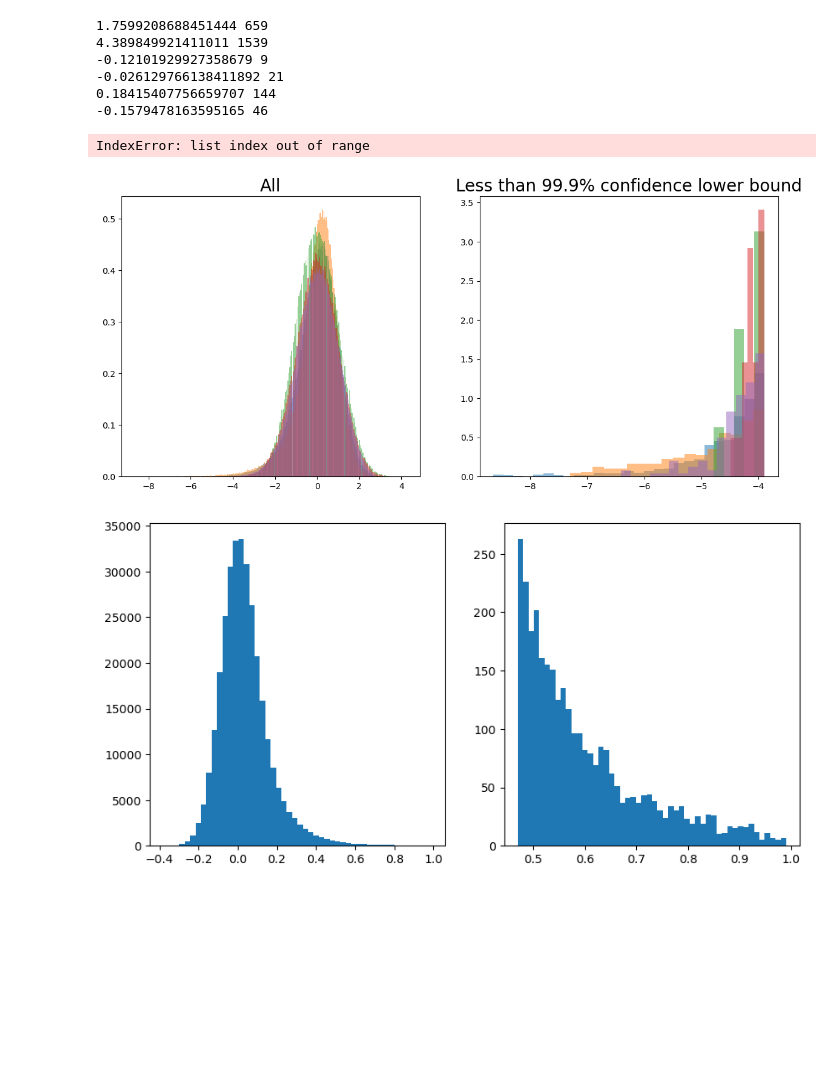
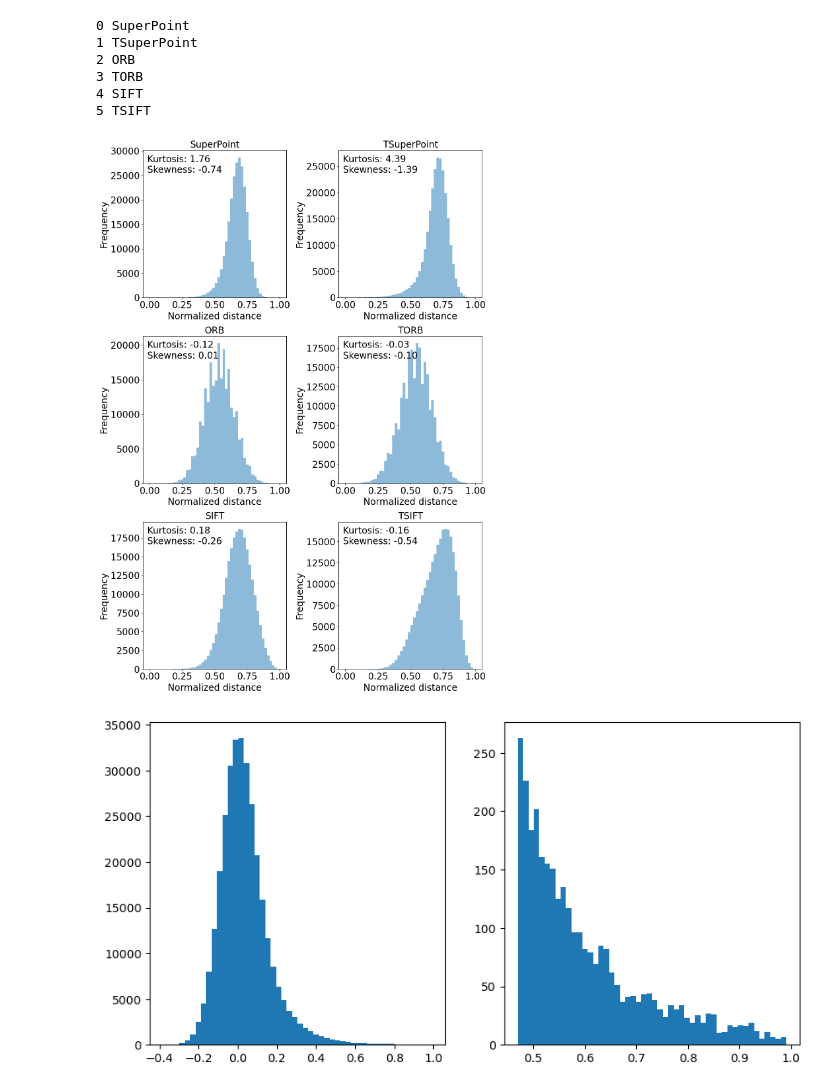
Before and after one commit to imonalc/Keypoints, a Jupyter notebook: EDA_descriptor.ipynb, the cells around one changed output. Saved outputs shown, nothing was run; the diff lists cells and outputs as text; code cells hidden in the pictures; blank space fills up the shorter version.

```diff
--- a/EDA_descriptor.ipynb
+++ b/EDA_descriptor.ipynb
@@ -307,7 +16,7 @@ path = "./data/Farm_pair",):
 # %%
-sim_p = test(descriptor="Proposed")
-sim_o = test(descriptor="orb")
-sim_to = test(descriptor="torb")
-sim_s = test(descriptor="sift")
-sim_ts = test(descriptor="tsift")
-sim_sp = test(descriptor="spoint")
+sim_p = sim_dict["tspoint"]
+sim_o = sim_dict["orb"]
+sim_to = sim_dict["torb"]
+sim_s = sim_dict["sift"]
+sim_ts = sim_dict["tsift"]
+sim_sp = sim_dict["spoint"]
@@ -334,3 +23,3 @@ detection: 1.4474866390228271
 # %%
 sim_list = [sim_sp, sim_p, sim_o, sim_to, sim_s, sim_ts]
-nm_list = ["SPoint", "Tspoint" "ORB", "TORB", "SIFT", "TSIFT"]
+nm_list = ["SuperPoint", "TSuperPoint", "ORB", "TORB", "SIFT", "TSIFT"]
@@ -346,4 +25,0 @@ sim_dict = {
-# %%
-import pickle
-with open("sim.pickle", mode='wb') as f:
-    pickle.dump(sim_dict,f)
@@ -352,37 +26,36 @@ import scipy
 # %%
 def plot(sim_list):
-    fig_img, axs = plt.subplots(1, 2, figsize=(6*2+2, 6))
-    axs[0].set_title("All", fontsize=20)
-    axs[1].set_title("Less than 99.9% confidence lower bound", fontsize=20)
+    fig_img, axs = plt.subplots(3, 2, figsize=(12, 17))
+    #axs[0].set_title("All", fontsize=20)
+    #axs[1].set_title("Less than 99.9% confidence lower bound", fontsize=20)
     for idx, sim in enumerate(sim_list):
+        ax = axs[idx//2, idx%2]
         flat_sim = sim.flatten().copy()
-        flat_sim = 1-flat_sim
-        flat_sim = (flat_sim - np.mean(flat_sim)) / np.std(flat_sim)
-        threshold = 3.89
-        filtered_sim = flat_sim[flat_sim < -threshold].copy()
-        print(scipy.stats.kurtosis(flat_sim), len(filtered_sim))
-        #axs[0].hist(flat_sim, bins=50,alpha=0.5, label=nm_list[idx])
-        #axs[1].hist(filtered_sim, bins=50, alpha=0.5, label=nm_list[idx])
-        axs[0].hist(flat_sim, bins="auto", alpha=0.5, label=nm_list[idx], density=True)
-        axs[1].hist(filtered_sim, bins="auto", alpha=0.5, label=nm_list[idx], density=True)
-
-    for i in range(2):
-        ax = axs[i]
+        flat_sim = -flat_sim
+        flat_sim = (flat_sim - np.min(flat_sim)) / (np.max(flat_sim) - np.min(flat_sim))
+        kurt = kurtosis(flat_sim)
+        sk = skew(flat_sim)
+        print(idx, nm_list[idx])
+        ax.set_title(f"{nm_list[idx]}", fontsize=20)
+        ax.hist(flat_sim, bins=50, label=f"kurt:{kurt:.3f}, skew:{sk:.3f}", alpha=0.5)
+        ax.text(x=0.03, y=0.97, s=f'Kurtosis: {kurt:.2f}\nSkewness: {sk:.2f}', fontsize=20,
+                horizontalalignment='left', verticalalignment='top',
+                transform=ax.transAxes)
         ax.tick_params(axis='both', labelsize=20)
         ax.set_ylabel('Frequency', fontsize=20)
         ax.set_xlabel('Normalized distance', fontsize=20)
-        ax.legend(loc='upper left', fontsize=20)
+        #ax.legend(loc='upper left', fontsize=20)
+    plt.tight_layout()
     plt.show()
 plot(sim_list)
 # %% [output]
-1.7599208688451444 659
-4.389849921411011 1539
--0.12101929927358679 9
--0.026129766138411892 21
-0.18415407756659707 144
--0.1579478163595165 46
+0 SuperPoint
+1 TSuperPoint
+2 ORB
+3 TORB
+4 SIFT
+5 TSIFT
-IndexError: list index out of range
-[figure, old version]
+[figure, new version]
 # %%
 flattened_array = sim.flatten()
 filtered_array2 = flattened_array.copy()#[flattened_array > 0]
```
Also changed, not shown: parts of 9 cells of this notebook.
